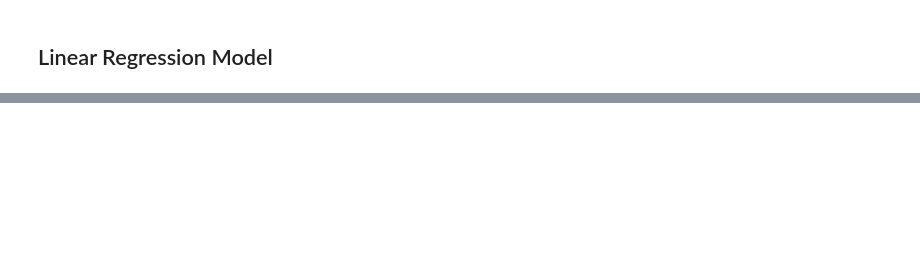
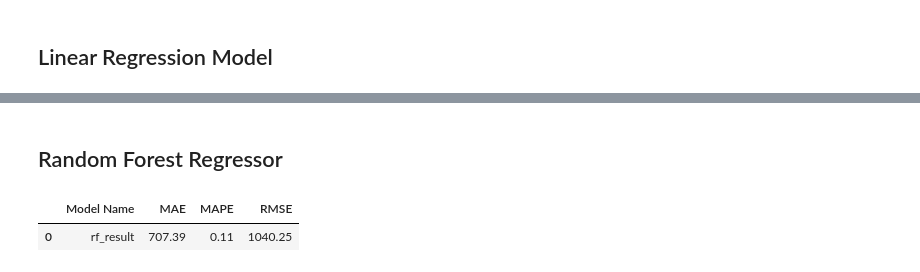
Before and after one commit to danillobarroscordeiro/rossman_sales, a Jupyter notebook: Untitled.ipynb, the cells around one changed output, grey strips where cells are left out. Saved outputs shown, nothing was run; the diff lists cells and outputs as text; code cells hidden in the pictures; blank space fills up the shorter version.

```diff
--- a/Untitled.ipynb
+++ b/Untitled.ipynb
@@ -844,0 +866,12 @@ NameError: name 'x_test' is not defined
+# %% [markdown]
+## Random Forest Regressor
+# %%
+rf = RandomForestRegressor(n_estimators=100,n_jobs=-1,random_state=42).fit(x_train,y_train)
+
+y_predicted_rf = rf.predict(x_test)
+
+rf_result = ml_error('rf_result', np.expm1(y_test), np.expm1(y_predicted_rf) )
+rf_result
+# %% [output]
+|  | Model Name | MAE | MAPE | RMSE |
+| 0 | rf_result | 707.39 | 0.11 | 1040.25 |
```
Also changed, not shown: parts of 11 cells of this notebook.
